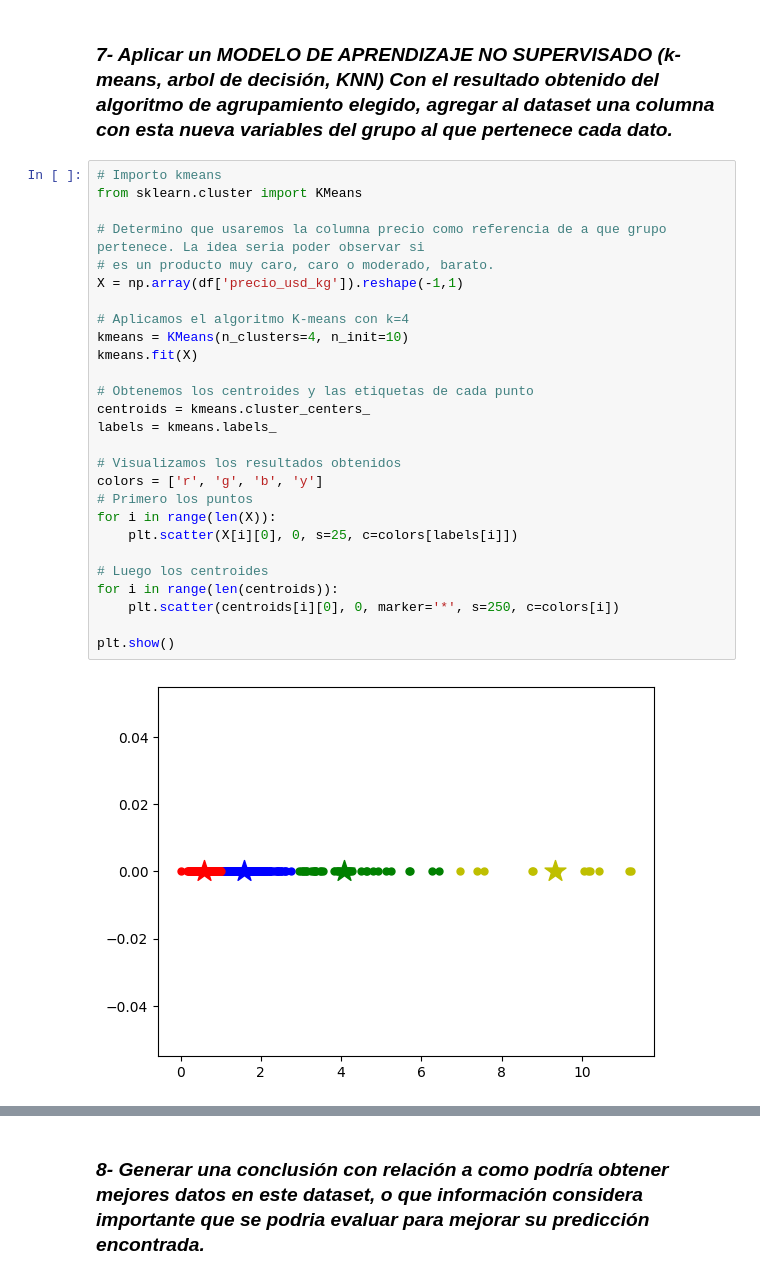
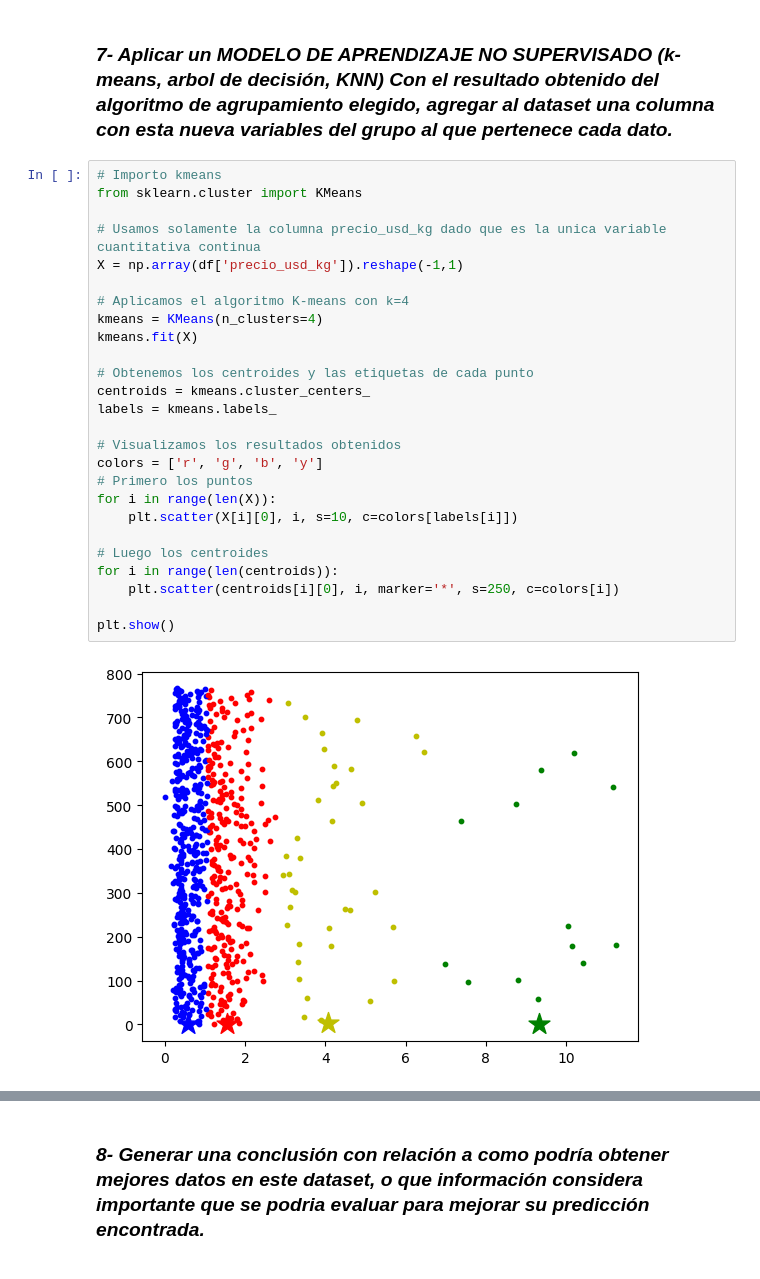
Before and after one commit to cristiandevar/TPIntegrador-1, a Jupyter notebook: TRABAJO_INTEGRADOR_1_Franco_Cristian.ipynb, the cells around one changed output, grey strips where cells are left out. Drawn from its saved outputs; the diff is of its cells as text.

```diff
--- a/TRABAJO_INTEGRADOR_1_Franco_Cristian.ipynb
+++ b/TRABAJO_INTEGRADOR_1_Franco_Cristian.ipynb
@@ -559,32 +559,31 @@ print(f""" En nuestro caso los valores de ambas metricas son:
 # %%
 # Importo kmeans
 from sklearn.cluster import KMeans
 
-# Determino que usaremos la columna precio como referencia de a que grupo pertenece. La idea seria poder observar si
-# es un producto muy caro, caro o moderado, barato.
+# Usamos solamente la columna precio_usd_kg dado que es la unica variable cuantitativa continua
 X = np.array(df['precio_usd_kg']).reshape(-1,1)
 
 # Aplicamos el algoritmo K-means con k=4
-kmeans = KMeans(n_clusters=4, n_init=10)
+kmeans = KMeans(n_clusters=4)
 kmeans.fit(X)
 
 # Obtenemos los centroides y las etiquetas de cada punto
 centroids = kmeans.cluster_centers_
 labels = kmeans.labels_
 
 # Visualizamos los resultados obtenidos
 colors = ['r', 'g', 'b', 'y']
 # Primero los puntos
 for i in range(len(X)):
-    plt.scatter(X[i][0], 0, s=25, c=colors[labels[i]])
+    plt.scatter(X[i][0], i, s=10, c=colors[labels[i]])
 
 # Luego los centroides
 for i in range(len(centroids)):
-    plt.scatter(centroids[i][0], 0, marker='*', s=250, c=colors[i])
+    plt.scatter(centroids[i][0], i, marker='*', s=250, c=colors[i])
 
 plt.show()
 # %% [output]
-[figure, old version]
+[figure, new version]
 # %%
 # Procedemos a crear la columna y almacenar la informacion obtenida
 df['grupo_precio'] = kmeans.labels_
```
Also changed, not shown: parts of 4 cells of this notebook.
